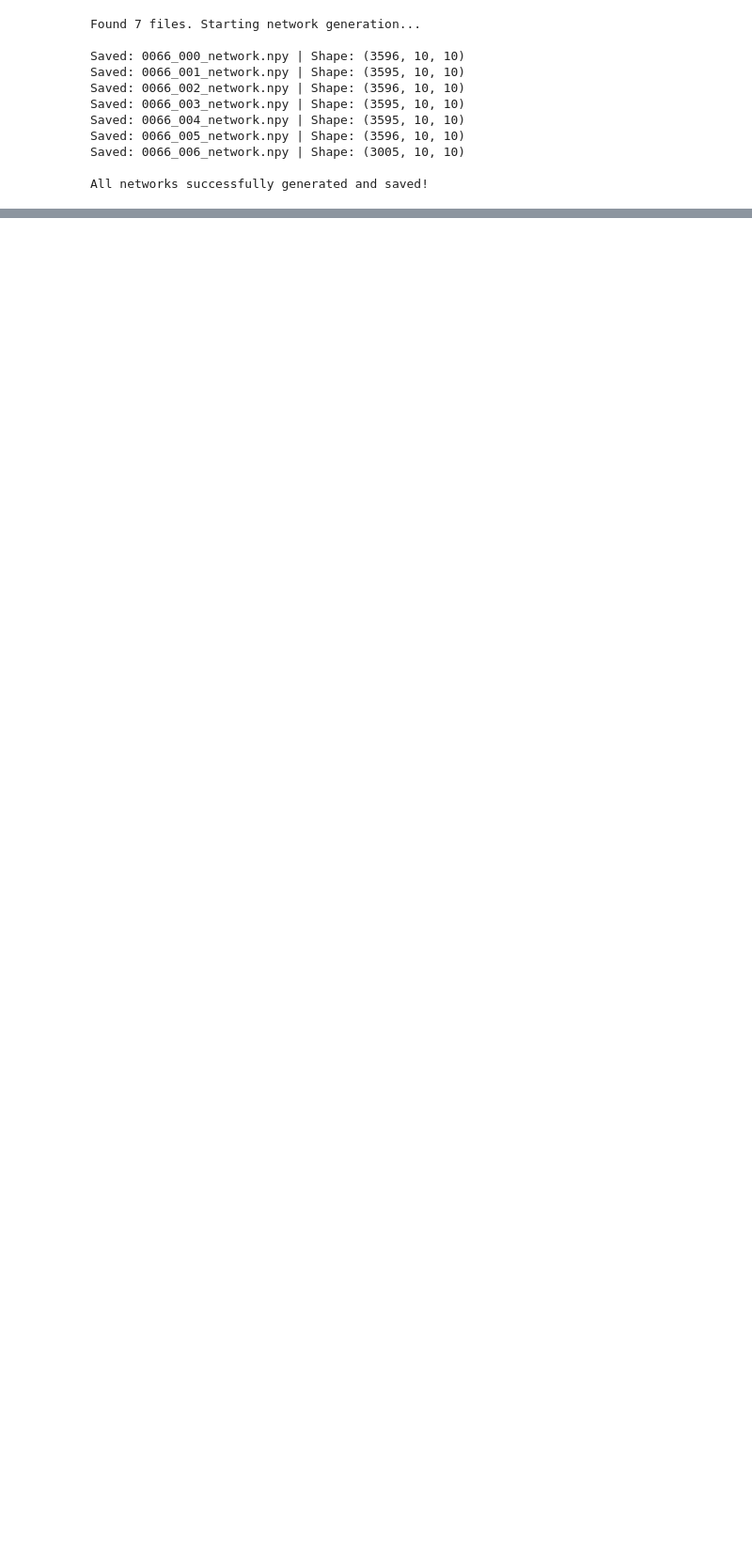
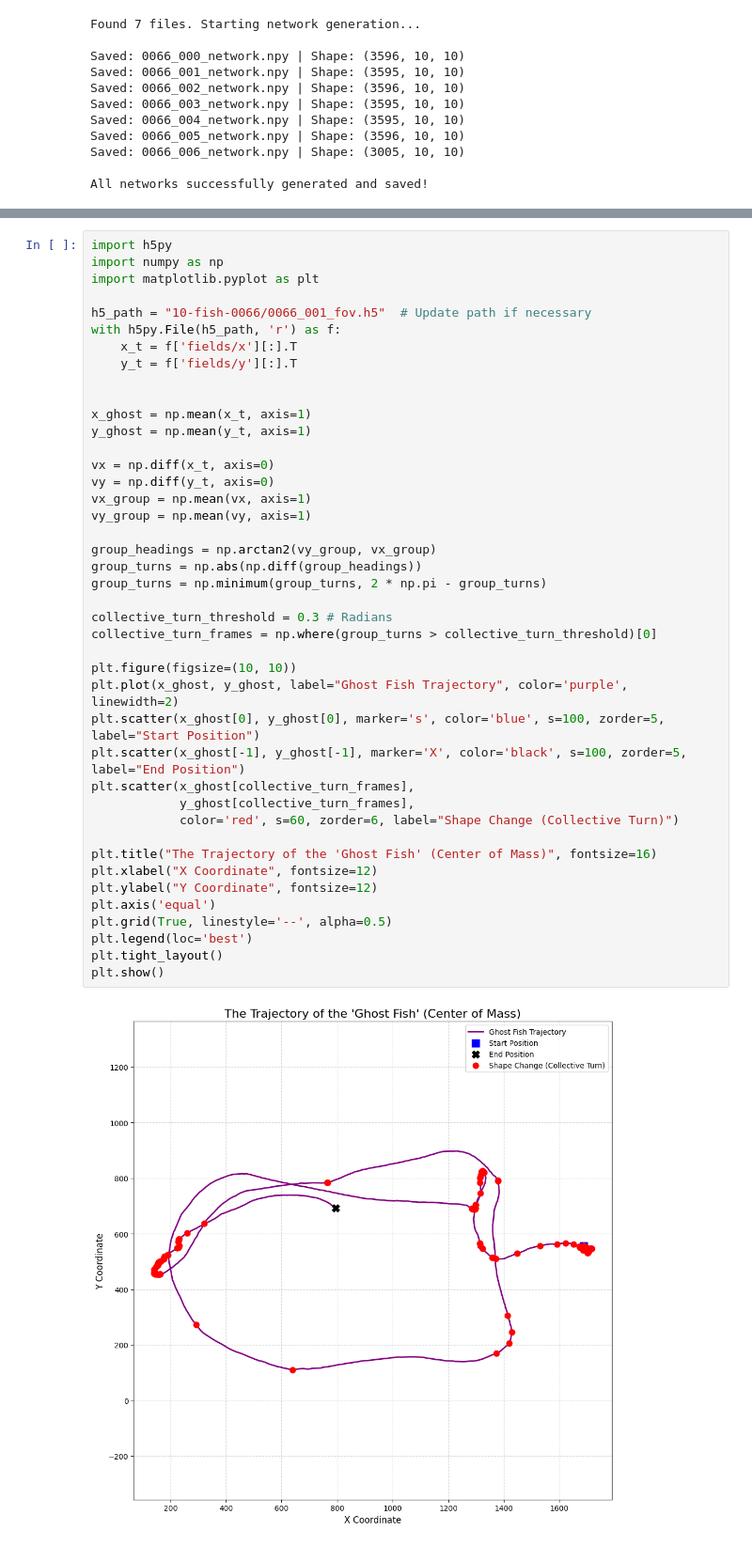
Before and after one commit to Smrfee/CSE5245_GroupF, a Jupyter notebook: build.ipynb, the cells around one changed output, grey strips where cells are left out. Shown at 94% size. Saved outputs shown, nothing was run; the diff lists cells and outputs as text; blank space fills up the shorter version.

```diff
--- a/build.ipynb
+++ b/build.ipynb
@@ -135,0 +175,44 @@ plt.show()
+# %%
+import h5py
+import numpy as np
+import matplotlib.pyplot as plt
+
+h5_path = "10-fish-0066/0066_001_fov.h5"  # Update path if necessary
+with h5py.File(h5_path, 'r') as f:
+    x_t = f['fields/x'][:].T
+    y_t = f['fields/y'][:].T
+
+
+x_ghost = np.mean(x_t, axis=1)
+y_ghost = np.mean(y_t, axis=1)
+
+vx = np.diff(x_t, axis=0)
+vy = np.diff(y_t, axis=0)
+vx_group = np.mean(vx, axis=1)
+vy_group = np.mean(vy, axis=1)
+
+group_headings = np.arctan2(vy_group, vx_group)
+group_turns = np.abs(np.diff(group_headings))
+group_turns = np.minimum(group_turns, 2 * np.pi - group_turns)
+
+collective_turn_threshold = 0.3 # Radians
+collective_turn_frames = np.where(group_turns > collective_turn_threshold)[0]
+
+plt.figure(figsize=(10, 10))
+plt.plot(x_ghost, y_ghost, label="Ghost Fish Trajectory", color='purple', linewidth=2)
+plt.scatter(x_ghost[0], y_ghost[0], marker='s', color='blue', s=100, zorder=5, label="Start Position")
+plt.scatter(x_ghost[-1], y_ghost[-1], marker='X', color='black', s=100, zorder=5, label="End Position")
+plt.scatter(x_ghost[collective_turn_frames],
+            y_ghost[collective_turn_frames],
+            color='red', s=60, zorder=6, label="Shape Change (Collective Turn)")
+
+plt.title("The Trajectory of the 'Ghost Fish' (Center of Mass)", fontsize=16)
+plt.xlabel("X Coordinate", fontsize=12)
+plt.ylabel("Y Coordinate", fontsize=12)
+plt.axis('equal')
+plt.grid(True, linestyle='--', alpha=0.5)
+plt.legend(loc='best')
+plt.tight_layout()
+plt.show()
+# %% [output]
+[figure, added]
```
Also changed, not shown: parts of 3 cells of this notebook.
